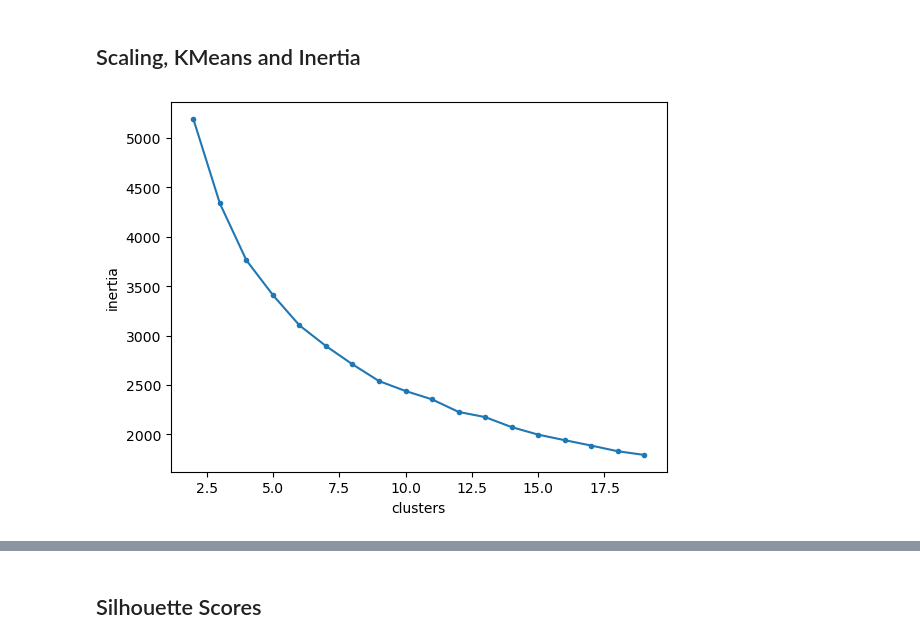
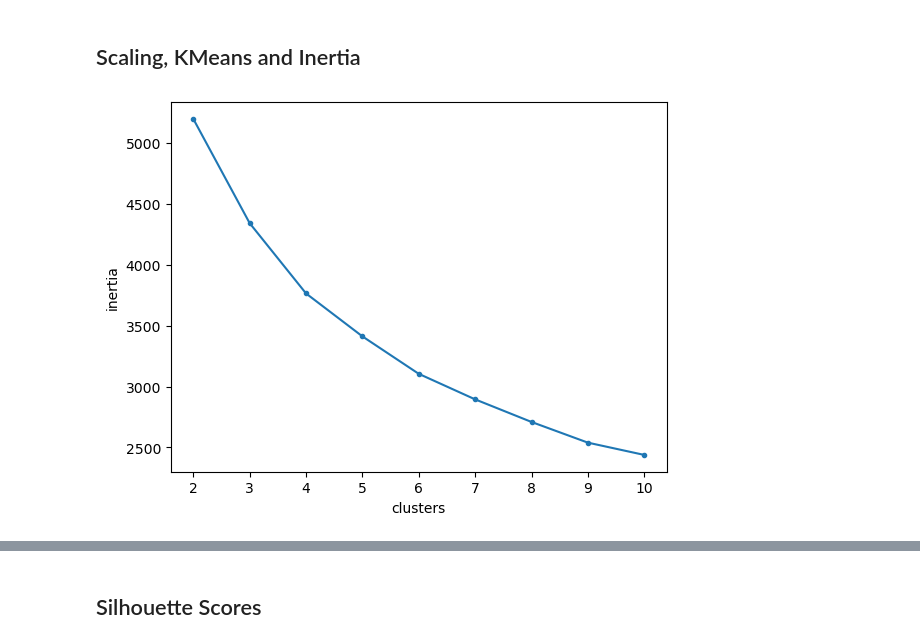
Before and after one commit to AshleyHeinrich/Wk8_K_Means_Core, a Jupyter notebook: Analysis_K_Means_Core.ipynb, the cells around one changed output, grey strips where cells are left out. Saved outputs shown, nothing was run; the diff lists cells and outputs as text; code cells hidden in the pictures.

```diff
--- a/Analysis_K_Means_Core.ipynb
+++ b/Analysis_K_Means_Core.ipynb
@@ -142,21 +141,21 @@ scaled_df = scaler.fit_transform(ml_df)
 # %%
 # Create an empty list of inertias
 
 inertias = []
 
 # Loop through K values between  and  and store the inertias in the list
 
-for k in range (2,20):
+for k in range (2,11):
     kmeans = KMeans(n_clusters=k, random_state=42)
     kmeans.fit(scaled_df)
     inertias.append(kmeans.inertia_)
 
 # Visualize scores
 
-plt.plot(range(2,20), inertias, marker = '.');
+plt.plot(range(2,11), inertias, marker = '.');
 plt.xlabel('clusters');
 plt.ylabel('inertia');
 # %% [output]
-[figure, old version]
+[figure, new version]
 # %% [markdown]
 *Does not have a real pronounced elbow.
```
Also changed, not shown: parts of 18 cells of this notebook.
